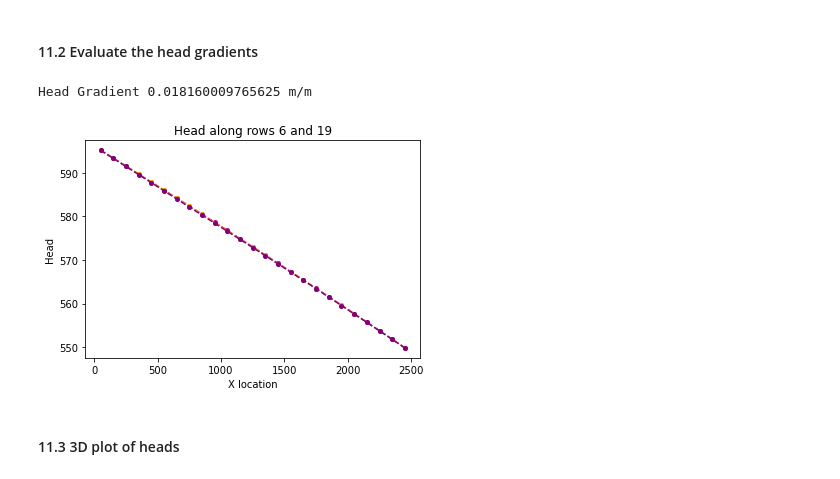
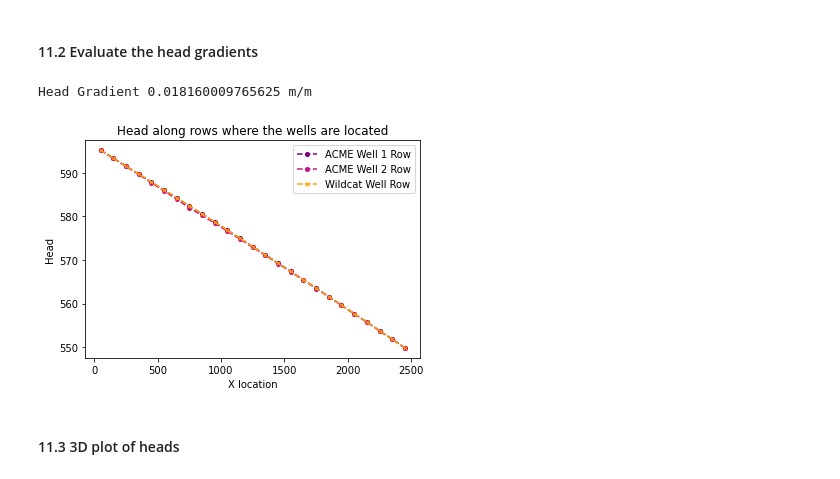
Before and after one commit to GW-modelling-Spring2022/homework-xenidegracia, a Jupyter notebook: Working/HW7_FarmChallenge/HW7_WildcatFarm1.ipynb, the cells around one changed output. Cells and saved outputs as stored; diff of their text form; code cells hidden in the pictures.

```diff
--- a/Working/HW7_FarmChallenge/HW7_WildcatFarm1.ipynb
+++ b/Working/HW7_FarmChallenge/HW7_WildcatFarm1.ipynb
@@ -454,26 +462,28 @@ plt.show()
 # %%
 head_fig = plt.figure()
 xcenters=np.arange(dx/2,ncol*dx,dx)
-headplot=head[0,3,:]
-headplot2=head[0,13,:]
-headplot3=head[0,-6,:]
+headplot=head[0,8,:] #Head along the row that contains the Wildcat well
+headplot2=head[0,5,:] #Head along the row that contains the ACME well #1
+headplot3=head[0,24,:] #Head along the row that contains the ACME well #2
 
-plt.plot(xcenters,headplot,marker='o', color='mediumvioletred', markersize=4, linestyle='--')
-plt.plot(xcenters,headplot2,marker='o', color='orange', markersize=4, linestyle='--')
-plt.plot(xcenters,headplot3,marker='o', color='purple', markersize=4, linestyle='--')
+
+plt.plot(xcenters,headplot2,marker='o', color='purple', markersize=4, linestyle='--', label='ACME Well 1 Row')
+plt.plot(xcenters,headplot3,marker='o', color='mediumvioletred', markersize=4, linestyle='--', label='ACME Well 2 Row')
+plt.plot(xcenters,headplot,marker='x', color='orange', markersize=4, linestyle='--', label='Wildcat Well Row')
 plt.xlabel('X location')
 plt.ylabel('Head')
-plt.title("Head along rows 6 and 19")
+plt.legend()
+plt.title("Head along rows where the wells are located")
 #plt.axvline(x=1200)
 
 #Save figure
 # plt.savefig('Head_Transect.png') #save figure as a png
 
 hgrad=(head[0,5,0]-head[0,5,-1])/Lx
 print("Head Gradient", hgrad, "m/m")
 # %% [output]
 Head Gradient 0.018160009765625 m/m
-[figure, old version]
+[figure, new version]
 # %% [markdown]
 #### 11.3 3D plot of heads
 # %%
```
Also changed, not shown: parts of 8 cells of this notebook, 1 other file.
